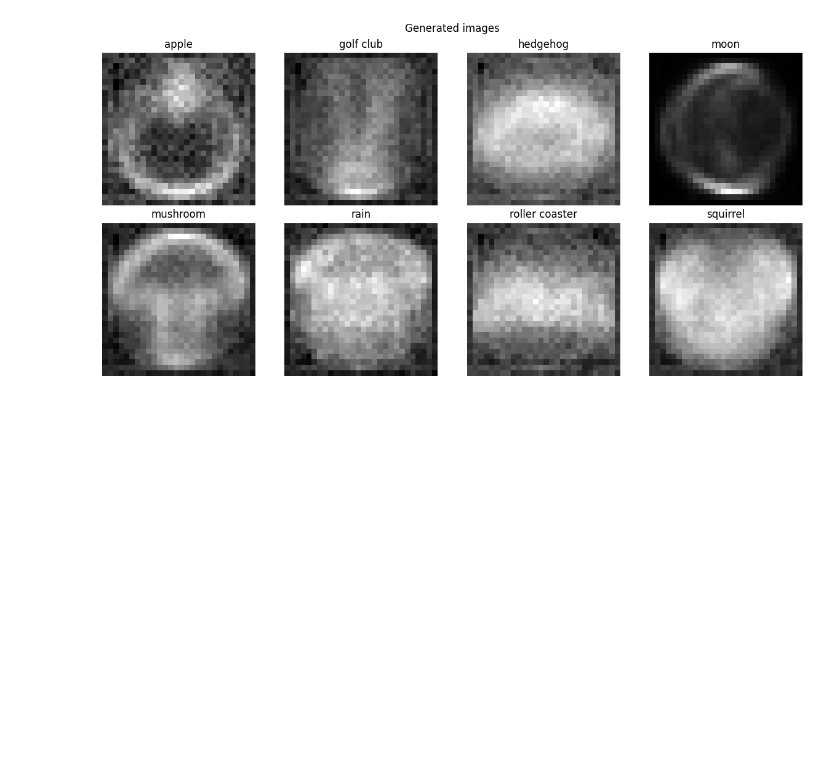
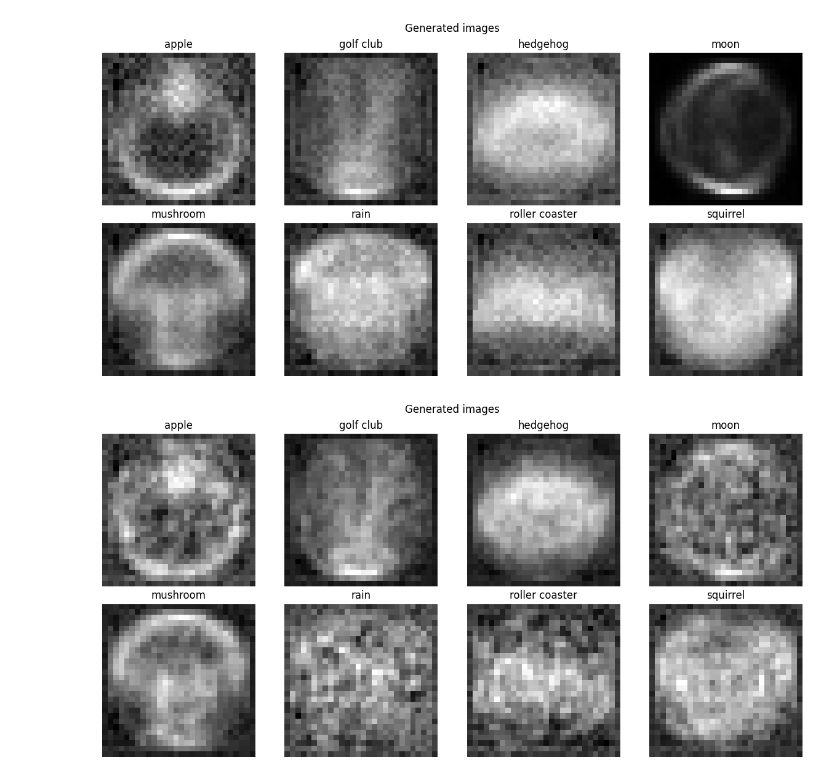
Before and after one commit to MightyCode/enseirb-s9-doodle-computer-vision, a Jupyter notebook: encoder_decoder.ipynb, the cells around one changed output. Saved outputs shown, nothing was run; the diff lists cells and outputs as text; code cells hidden in the pictures; blank space fills up the shorter version.

Commit message:
create alternative versions

```diff
--- a/encoder_decoder.ipynb
+++ b/encoder_decoder.ipynb
@@ -637,6 +637,16 @@ def show_generated_images(generated_images):
     plt.subplots_adjust(top=0.9)
 
     plt.show()
+# %%
+def create_alternative_version(mean_vector, weight=0.1):
+    alternative_mean_vector = mean_vector.copy()
+    # Vector is composed of float values
+    # use gaussian distribution to generate altertivate vector based on mean one
+
+    for i in range(len(mean_vector)):
+        alternative_mean_vector[i] = np.random.normal(mean_vector[i], weight)
+
+    return alternative_mean_vector
 # %%
 mean_encoded_vectors = return_classes_mean_encoded_vector(autoencoder_model, training_loaded_set)
 generated_images = generated_images_for_mean_vector(mean_encoded_vectors, autoencoder_model)
@@ -651,6 +661,15 @@ Class rain range of mean encoded vector: [-0.16055125685006966, 0.18884752661574
 Class roller coaster range of mean encoded vector: [-0.19568568337781755, 0.20213471068032815]
 Class squirrel range of mean encoded vector: [-0.24487099672826815, 0.366473196918557]
 [figure]
+# %%
+alternative_versions = []
+for mean_encoded_vector in mean_encoded_vectors:
+    alternative_versions.append(create_alternative_version(mean_encoded_vector, 0.05))
+
+alternative_generated_version = generated_images_for_mean_vector(alternative_versions, autoencoder_model)
+show_generated_images(alternative_generated_version)
+# %% [output]
+[figure, added]
 # %%
 mean_encoded_vectors = return_classes_mean_encoded_vector(autoencoder_model, training_loaded_set)
 generated_images = generated_images_for_mean_vector(mean_encoded_vectors, autoencoder_model)
```
Also changed, not shown: parts of 2 cells of this notebook.
